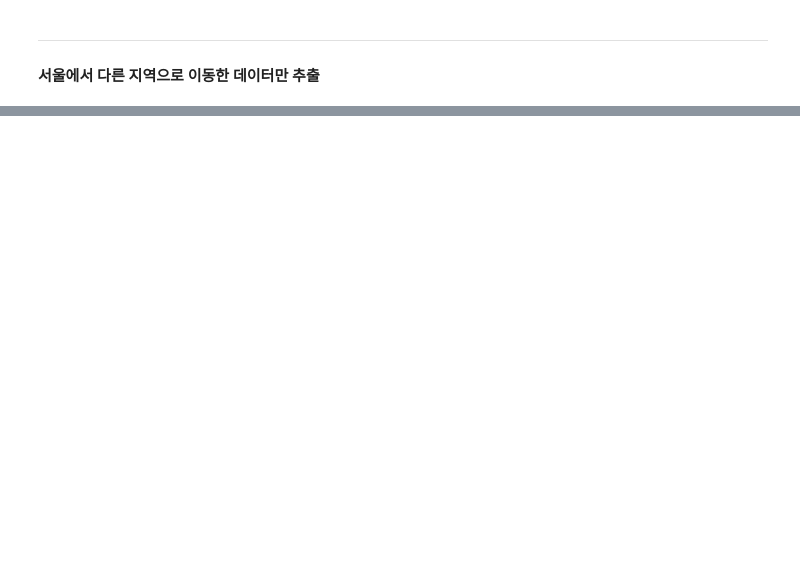
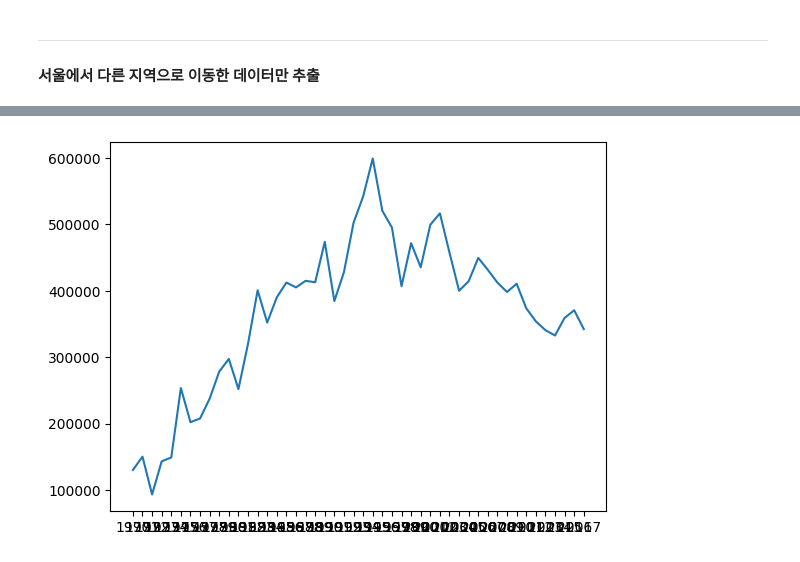
Before and after one commit to Hgracefield/dataAnalysis, a Jupyter notebook: Note/08.시각화도구.ipynb, the cells around one changed output, grey strips where cells are left out. Drawn from its saved outputs; the diff is of its cells as text; code cells hidden in the pictures; blank space fills up the shorter version.

```diff
--- a/Note/08.시각화도구.ipynb
+++ b/Note/08.시각화도구.ipynb
@@ -199,0 +259,7 @@ Name: 1, dtype: object
+# %%
+plt.plot(
+    sr_one,
+)
+plt.show()  # series인 경우에는 하나만 써도 가능. x, y 축
+# %% [output]
+[figure, added]
```
Also changed, not shown: parts of 34 cells of this notebook.
